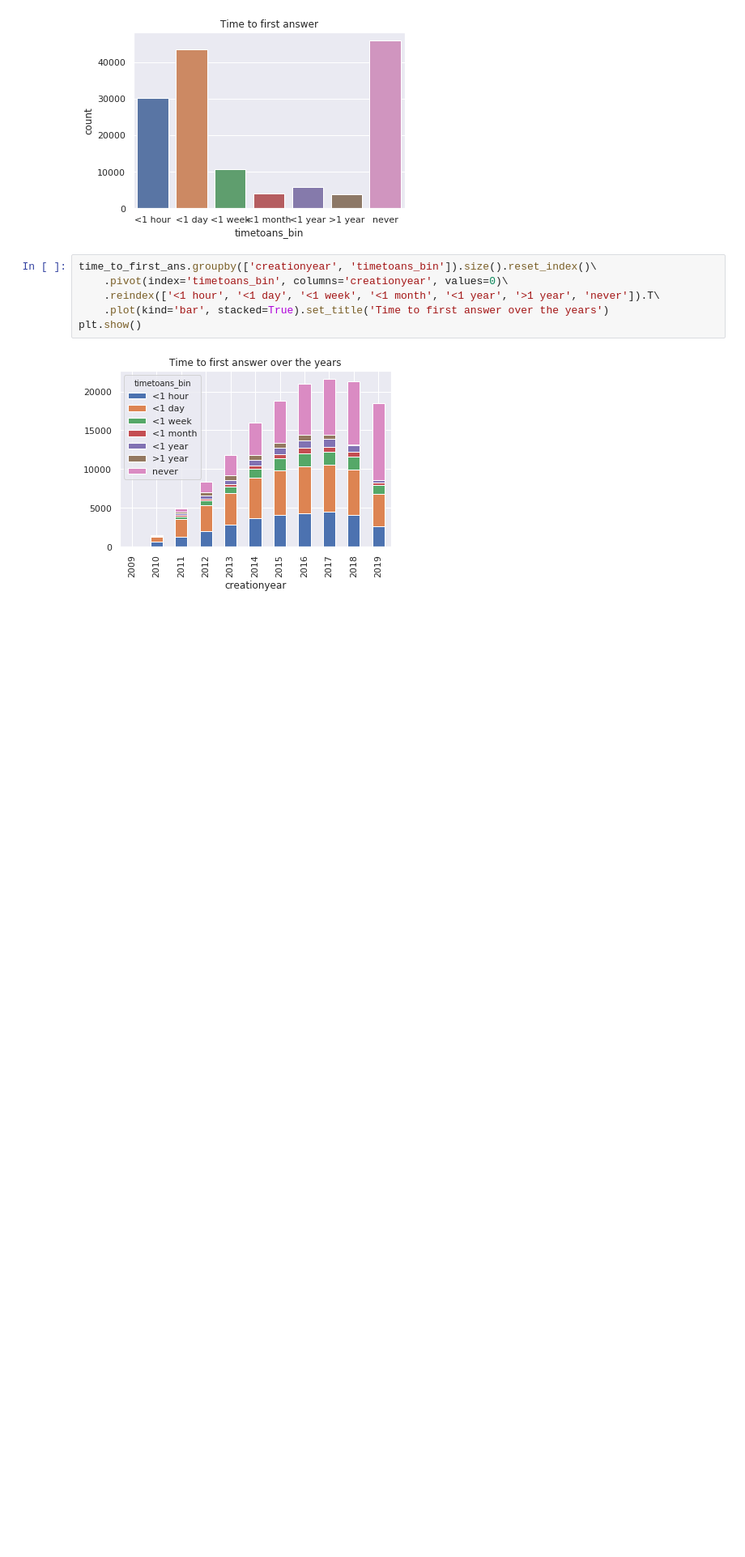
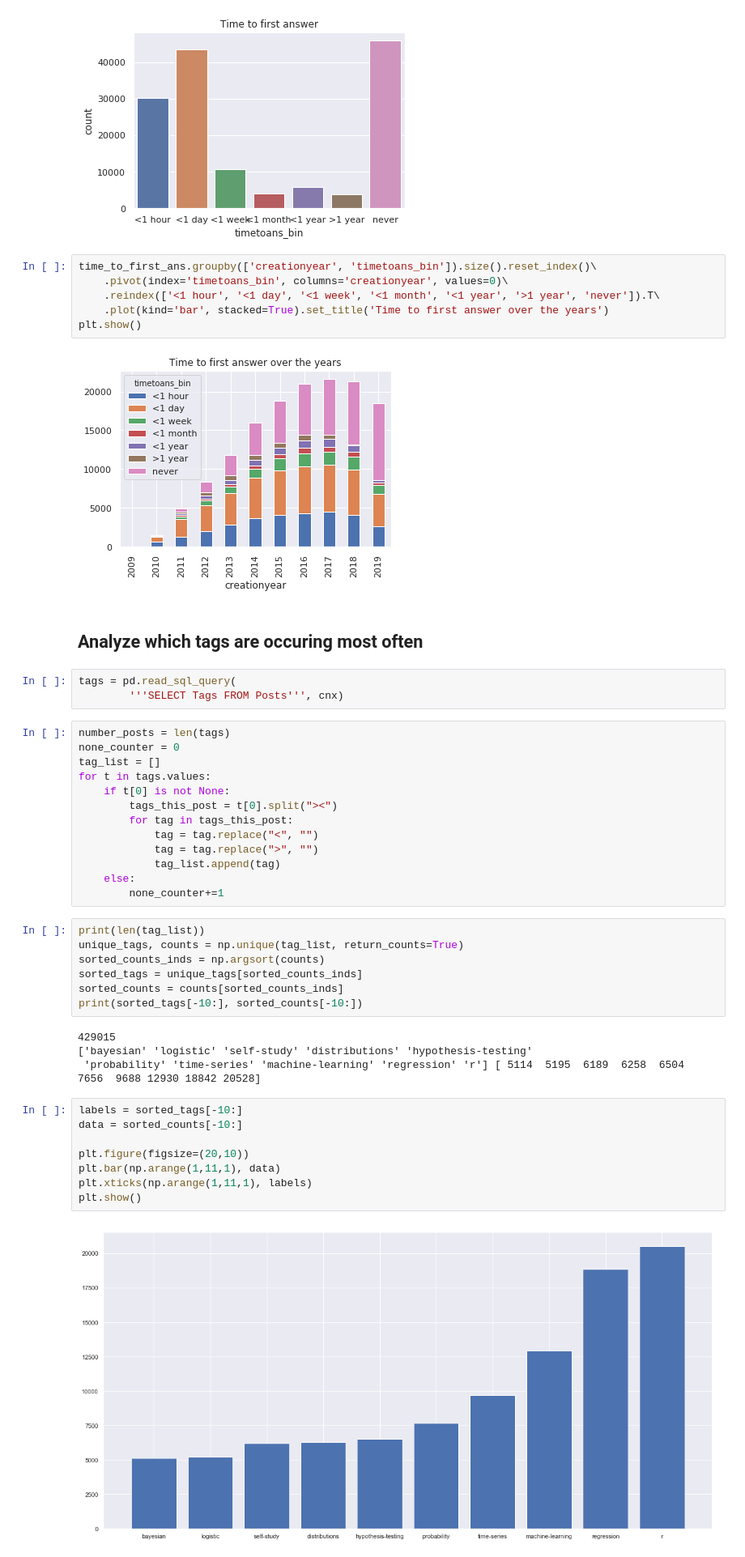
Before and after one commit to elvisnava/DSLab-StackOverflow, a Jupyter notebook: data-exploration/1_Overview.ipynb, the cells around one changed output. Shown at 81% size. Saved outputs shown, nothing was run; the diff lists cells and outputs as text; blank space fills up the shorter version.

```diff
--- a/data-exploration/1_Overview.ipynb
+++ b/data-exploration/1_Overview.ipynb
@@ -156,3 +156,42 @@ time_to_first_ans.groupby(['creationyear', 'timetoans_bin']).size().reset_index(
 plt.show()
 # %% [output]
 [figure]
+# %% [markdown]
+## Analyze which tags are occuring most often
+# %%
+tags = pd.read_sql_query(
+        '''SELECT Tags FROM Posts''', cnx)
+# %%
+number_posts = len(tags)
+none_counter = 0
+tag_list = []
+for t in tags.values:
+    if t[0] is not None:
+        tags_this_post = t[0].split("><")
+        for tag in tags_this_post:
+            tag = tag.replace("<", "")
+            tag = tag.replace(">", "")
+            tag_list.append(tag)
+    else:
+        none_counter+=1
+# %%
+print(len(tag_list))
+unique_tags, counts = np.unique(tag_list, return_counts=True)
+sorted_counts_inds = np.argsort(counts)
+sorted_tags = unique_tags[sorted_counts_inds]
+sorted_counts = counts[sorted_counts_inds]
+print(sorted_tags[-10:], sorted_counts[-10:])
+# %% [output]
+429015
+['bayesian' 'logistic' 'self-study' 'distributions' 'hypothesis-testing'
+ 'probability' 'time-series' 'machine-learning' 'regression' 'r'] [ 5114  5195  6189  6258  6504  7656  9688 12930 18842 20528]
+# %%
+labels = sorted_tags[-10:]
+data = sorted_counts[-10:]
+
+plt.figure(figsize=(20,10))
+plt.bar(np.arange(1,11,1), data)
+plt.xticks(np.arange(1,11,1), labels)
+plt.show()
+# %% [output]
+[figure, added]
```
Also changed, not shown: parts of 2 cells of this notebook.
